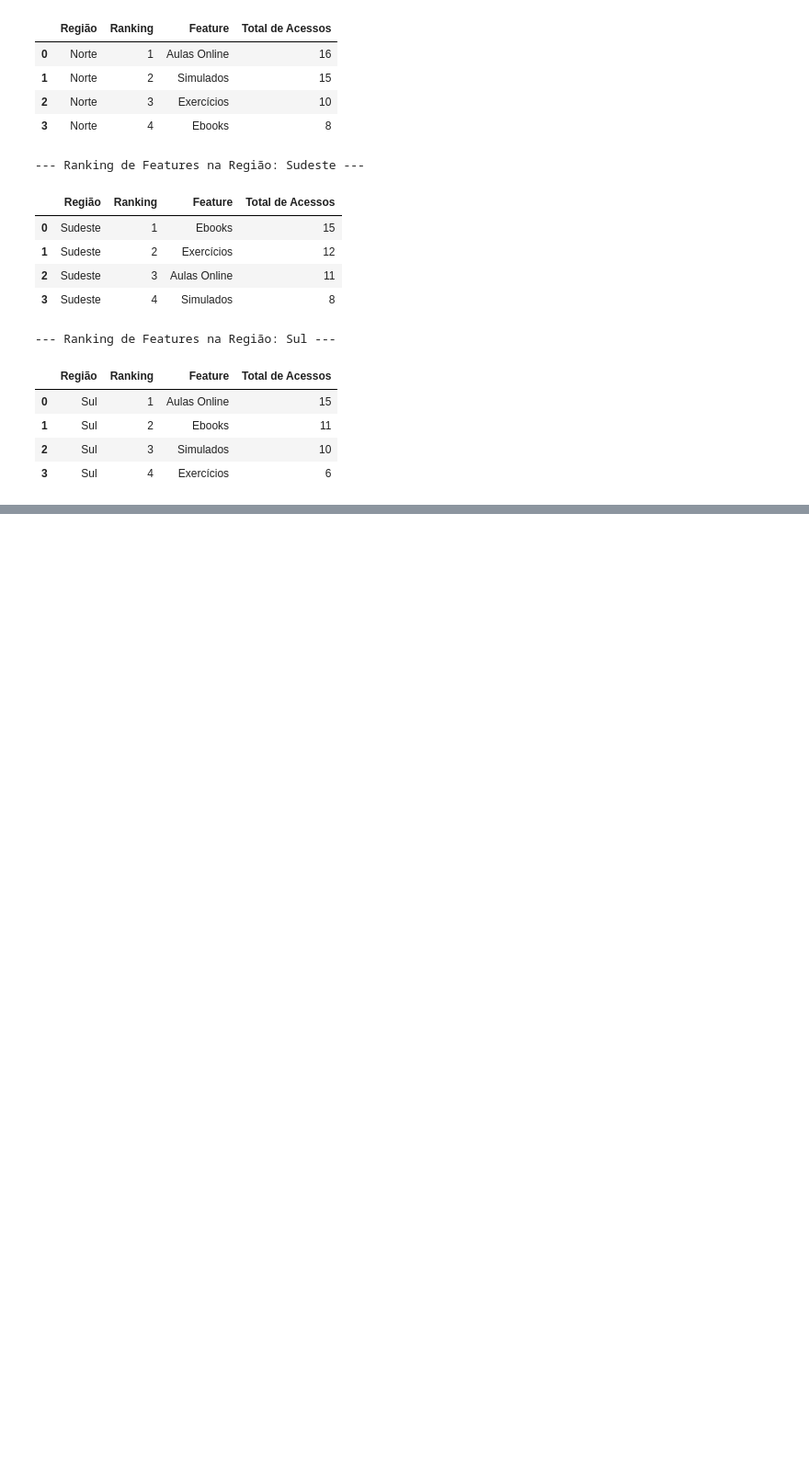
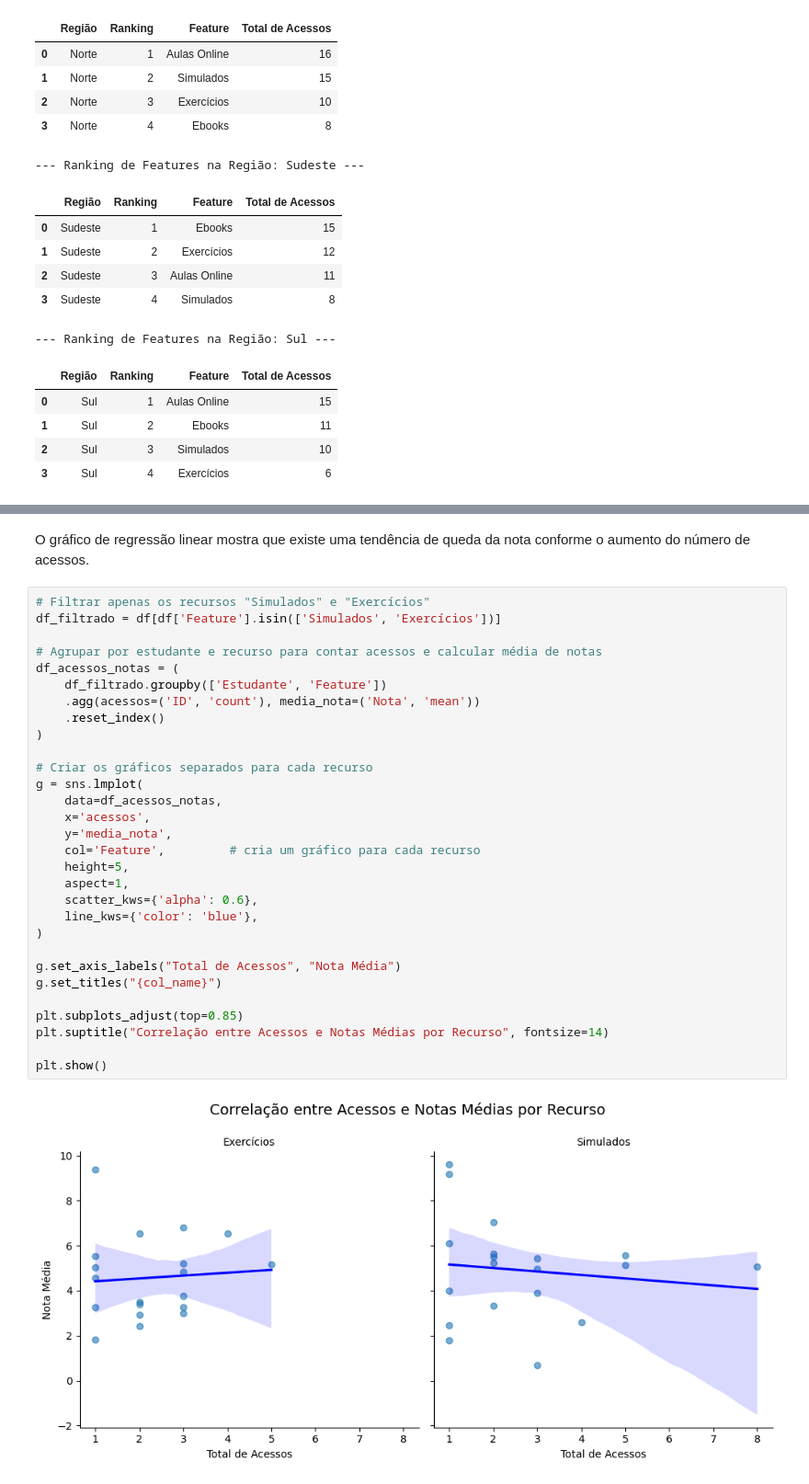
Before and after one commit to thaleswillreis/Teste-Tecnico-Dados, a Jupyter notebook: analise_dados.ipynb, the cells around one changed output, grey strips where cells are left out. Shown: that part at 92% size. Saved outputs shown, nothing was run; the diff lists cells and outputs as text; blank space fills up the shorter version.

```diff
--- a/analise_dados.ipynb
+++ b/analise_dados.ipynb
@@ -439,0 +557,34 @@ for regiao in regioes:
+# %% [markdown]
+O gráfico de regressão linear mostra que existe uma tendência de queda da nota conforme o aumento do número de acessos.
+# %%
+# Filtrar apenas os recursos "Simulados" e "Exercícios"
+df_filtrado = df[df['Feature'].isin(['Simulados', 'Exercícios'])]
+
+# Agrupar por estudante e recurso para contar acessos e calcular média de notas
+df_acessos_notas = (
+    df_filtrado.groupby(['Estudante', 'Feature'])
+    .agg(acessos=('ID', 'count'), media_nota=('Nota', 'mean'))
+    .reset_index()
+)
+
+# Criar os gráficos separados para cada recurso
+g = sns.lmplot(
+    data=df_acessos_notas,
+    x='acessos',
+    y='media_nota',
+    col='Feature',         # cria um gráfico para cada recurso
+    height=5,
+    aspect=1,
+    scatter_kws={'alpha': 0.6},
+    line_kws={'color': 'blue'},
+)
+
+g.set_axis_labels("Total de Acessos", "Nota Média")
+g.set_titles("{col_name}")
+
+plt.subplots_adjust(top=0.85)
+plt.suptitle("Correlação entre Acessos e Notas Médias por Recurso", fontsize=14)
+
+plt.show()
+# %% [output]
+[figure, added]
```
Also changed, not shown: parts of 12 cells of this notebook.
